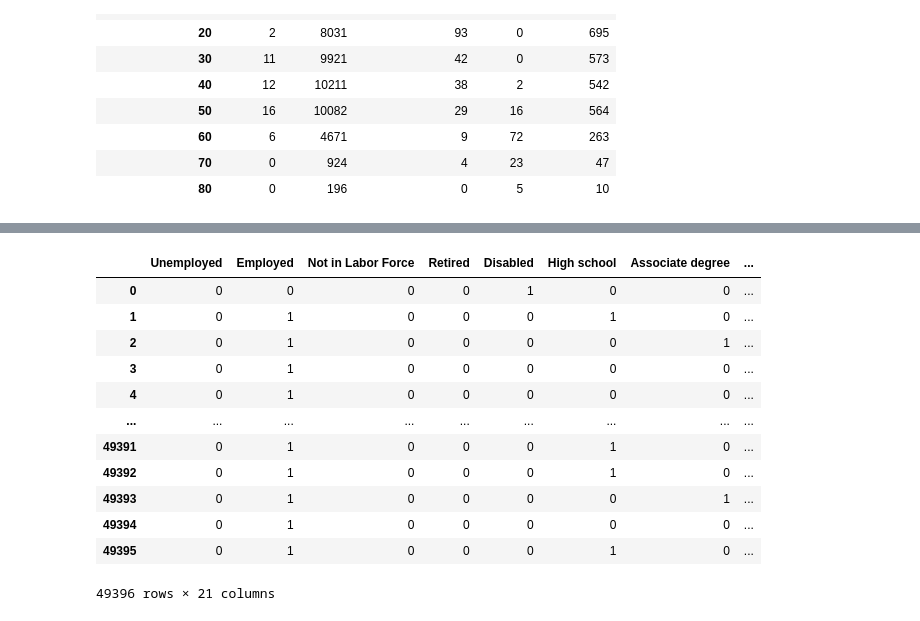
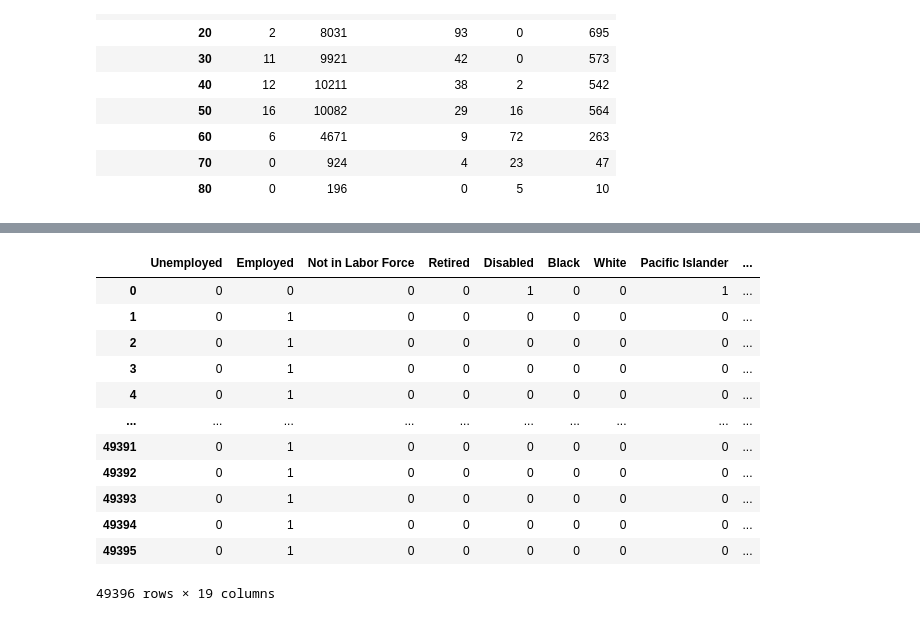
Before and after one commit to khuf/INFO381, a Jupyter notebook: notebooks/preprocessing_feature_extraction_nr2.ipynb, the cells around one changed output, grey strips where cells are left out. Saved outputs shown, nothing was run; the diff lists cells and outputs as text; code cells hidden in the pictures.

```diff
--- a/notebooks/preprocessing_feature_extraction_nr2.ipynb
+++ b/notebooks/preprocessing_feature_extraction_nr2.ipynb
@@ -128,28 +196,28 @@ Name: 1, dtype: object
 # %%
 #transform unique values to rows
 
 ohencoder = OneHotEncoder(dtype=np.int, sparse=True)
 
 nominals = p.DataFrame(
-    ohencoder.fit_transform(cps[['EmploymentStatus','Education','age_by_decade']])\
+    ohencoder.fit_transform(cps[['EmploymentStatus','Race','Education']])\
     .toarray(),
-    columns=np.concatenate((cps["EmploymentStatus"].unique(),cps["Education"].unique(),cps["age_by_decade"].unique()), axis=None))
+    columns=np.concatenate((cps["EmploymentStatus"].unique(),cps["Race"].unique(),cps["Education"].unique()), axis=None))
 #cps.head()
 nominals
 # %% [output]
-|  | Unemployed | Employed | Not in Labor Force | Retired | Disabled | High school | Associate degree | ... |
-| 0 | 0 | 0 | 0 | 0 | 1 | 0 | 0 | ... |
-| 1 | 0 | 1 | 0 | 0 | 0 | 1 | 0 | ... |
-| 2 | 0 | 1 | 0 | 0 | 0 | 0 | 1 | ... |
-| 3 | 0 | 1 | 0 | 0 | 0 | 0 | 0 | ... |
-| 4 | 0 | 1 | 0 | 0 | 0 | 0 | 0 | ... |
-| ... | ... | ... | ... | ... | ... | ... | ... | ... |
-| 49391 | 0 | 1 | 0 | 0 | 0 | 1 | 0 | ... |
-| 49392 | 0 | 1 | 0 | 0 | 0 | 1 | 0 | ... |
-| 49393 | 0 | 1 | 0 | 0 | 0 | 0 | 1 | ... |
-| 49394 | 0 | 1 | 0 | 0 | 0 | 0 | 0 | ... |
-| 49395 | 0 | 1 | 0 | 0 | 0 | 1 | 0 | ... |
+|  | Unemployed | Employed | Not in Labor Force | Retired | Disabled | Black | White | Pacific Islander | ... |
+| 0 | 0 | 0 | 0 | 0 | 1 | 0 | 0 | 1 | ... |
+| 1 | 0 | 1 | 0 | 0 | 0 | 0 | 0 | 0 | ... |
+| 2 | 0 | 1 | 0 | 0 | 0 | 0 | 0 | 0 | ... |
+| 3 | 0 | 1 | 0 | 0 | 0 | 0 | 0 | 0 | ... |
+| 4 | 0 | 1 | 0 | 0 | 0 | 0 | 0 | 0 | ... |
+| ... | ... | ... | ... | ... | ... | ... | ... | ... | ... |
+| 49391 | 0 | 1 | 0 | 0 | 0 | 0 | 0 | 0 | ... |
+| 49392 | 0 | 1 | 0 | 0 | 0 | 0 | 0 | 0 | ... |
+| 49393 | 0 | 1 | 0 | 0 | 0 | 0 | 0 | 0 | ... |
+| 49394 | 0 | 1 | 0 | 0 | 0 | 0 | 0 | 0 | ... |
+| 49395 | 0 | 1 | 0 | 0 | 0 | 0 | 0 | 0 | ... |
-49396 rows × 21 columns
+49396 rows × 19 columns
 # %%
 #correlation between all variables
 
```
Also changed, not shown: parts of 6 cells of this notebook.
